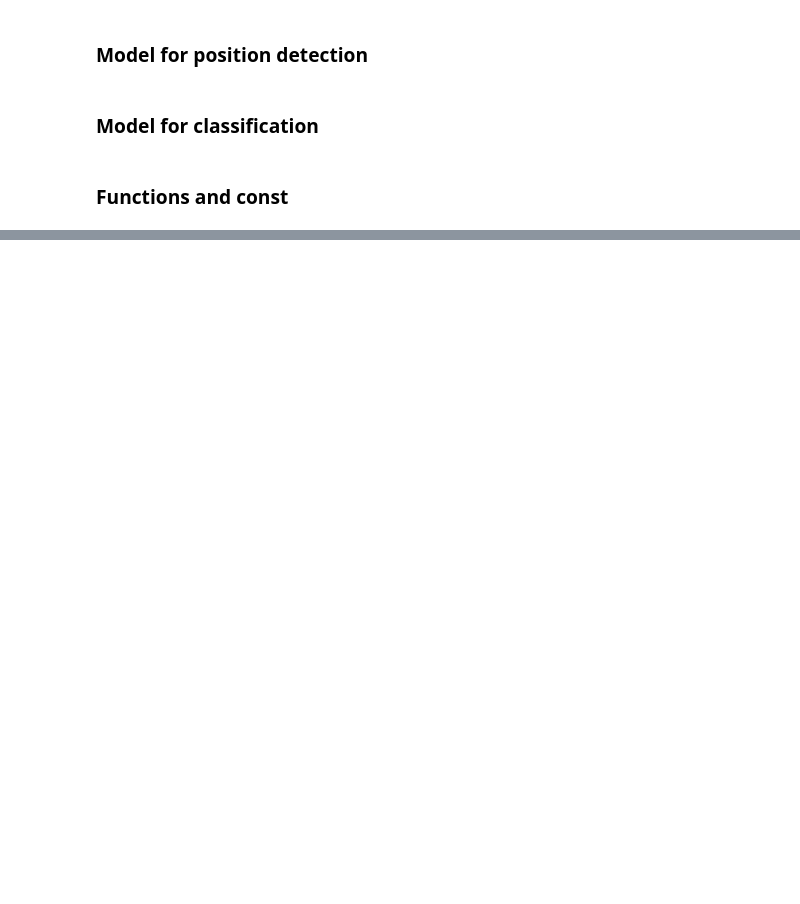
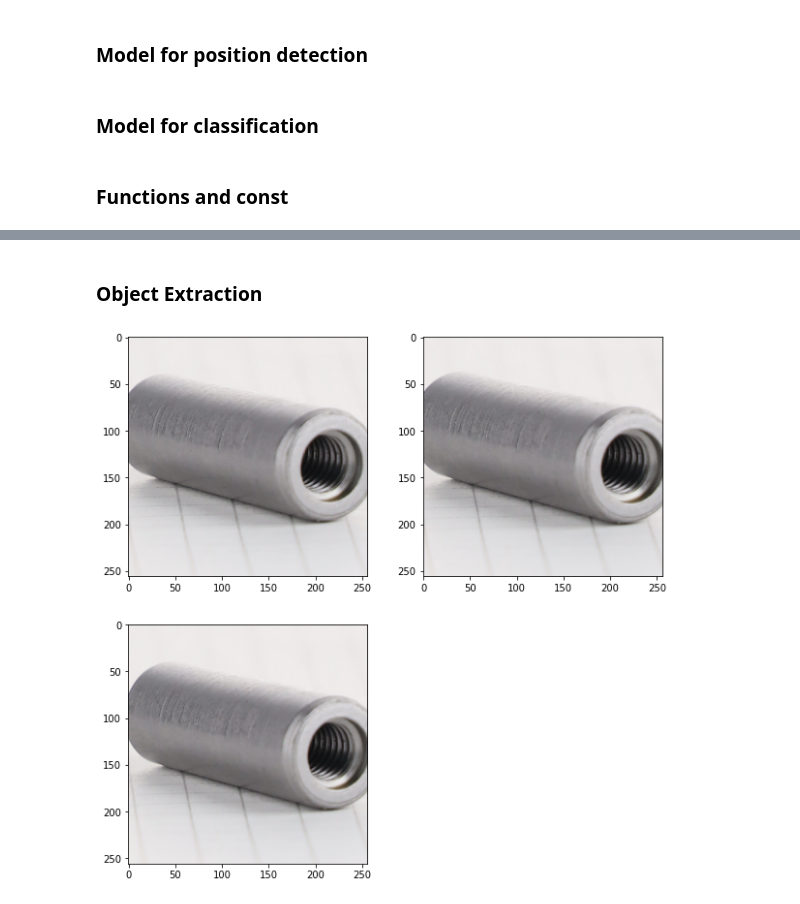
Before and after one commit to BuiHaiNinh/sizeRecognitionSDP, a Jupyter notebook: demo.ipynb, the cells around one changed output, grey strips where cells are left out. Saved outputs shown, nothing was run; the diff lists cells and outputs as text; code cells hidden in the pictures; blank space fills up the shorter version.

```diff
--- a/demo.ipynb
+++ b/demo.ipynb
@@ -68,0 +91,16 @@ for object, i in zip(objects, range(len(objects))):
+# %% [markdown]
+### Object Extraction
+# %%
+objects = []
+for positionDetectionModel in positionDetectionModels:
+    try:
+        object = extract_object_from_image(positionDetectionModel, image, (256, 256))
+        objects.append(object)
+    except Exception as exception:
+        print(exception)
+# %%
+for object, i in zip(objects, range(len(objects))):
+    plt.subplot(2, 2, i+1)
+    plt.imshow(object)
+# %% [output]
+[figure, added]
```
Also changed, not shown: parts of 10 cells of this notebook, 1 other file.
